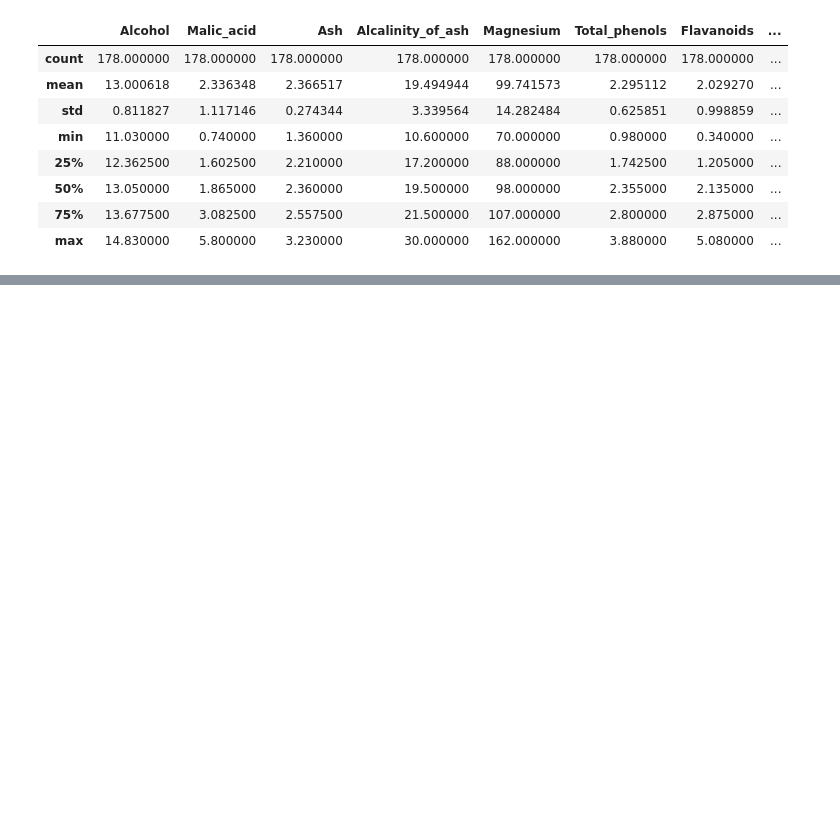
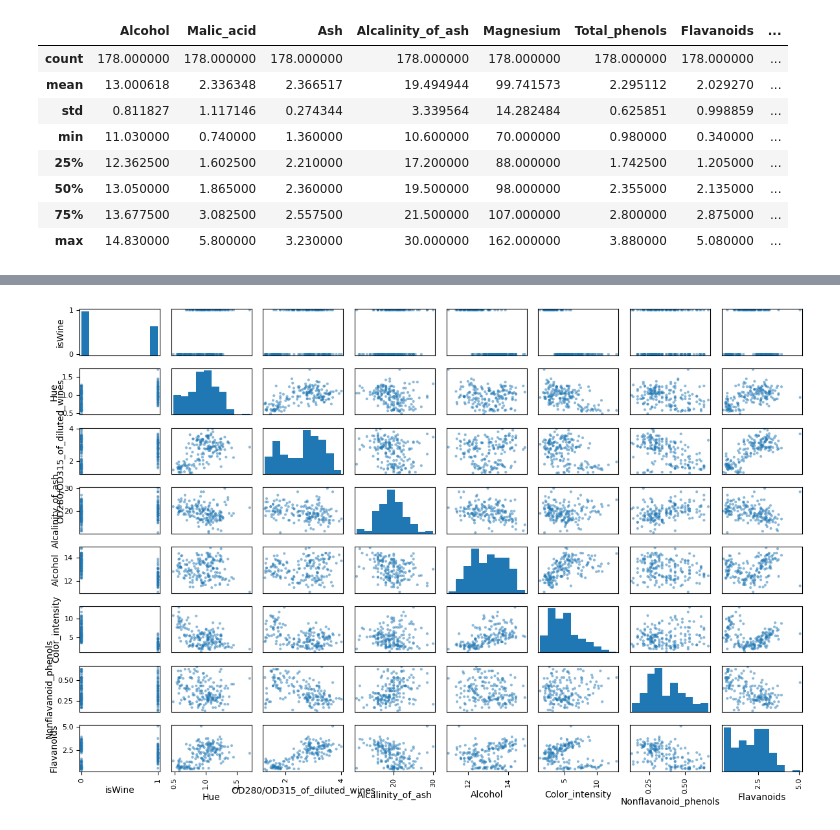
Before and after one commit to kgeidel/MSDS-422-final-project, a Jupyter notebook: src/EDA.ipynb, the cells around one changed output, grey strips where cells are left out. Cells and saved outputs as stored; diff of their text form; code cells hidden in the pictures; blank space fills up the shorter version.

```diff
--- a/src/EDA.ipynb
+++ b/src/EDA.ipynb
@@ -104,0 +156,15 @@ pd.DataFrame(
+# %%
+# plot scatter plots for interesting columns with promising coefficieients
+
+from pandas.plotting import scatter_matrix
+
+scatter_plot_cols = [
+    'isWine', 'Hue', 'OD280/OD315_of_diluted_wines', 'Alcalinity_of_ash',
+    'Alcohol', 'Color_intensity', 'Nonflavanoid_phenols', 'Flavanoids'
+]
+
+scatter_matrix(data[scatter_plot_cols], figsize=(12, 8))
+utils.save_fig("scatter_matrix_plot")
+plt.show()
+# %% [output]
+[figure, added]
```
Also changed, not shown: parts of 19 cells of this notebook, 26 other files.
